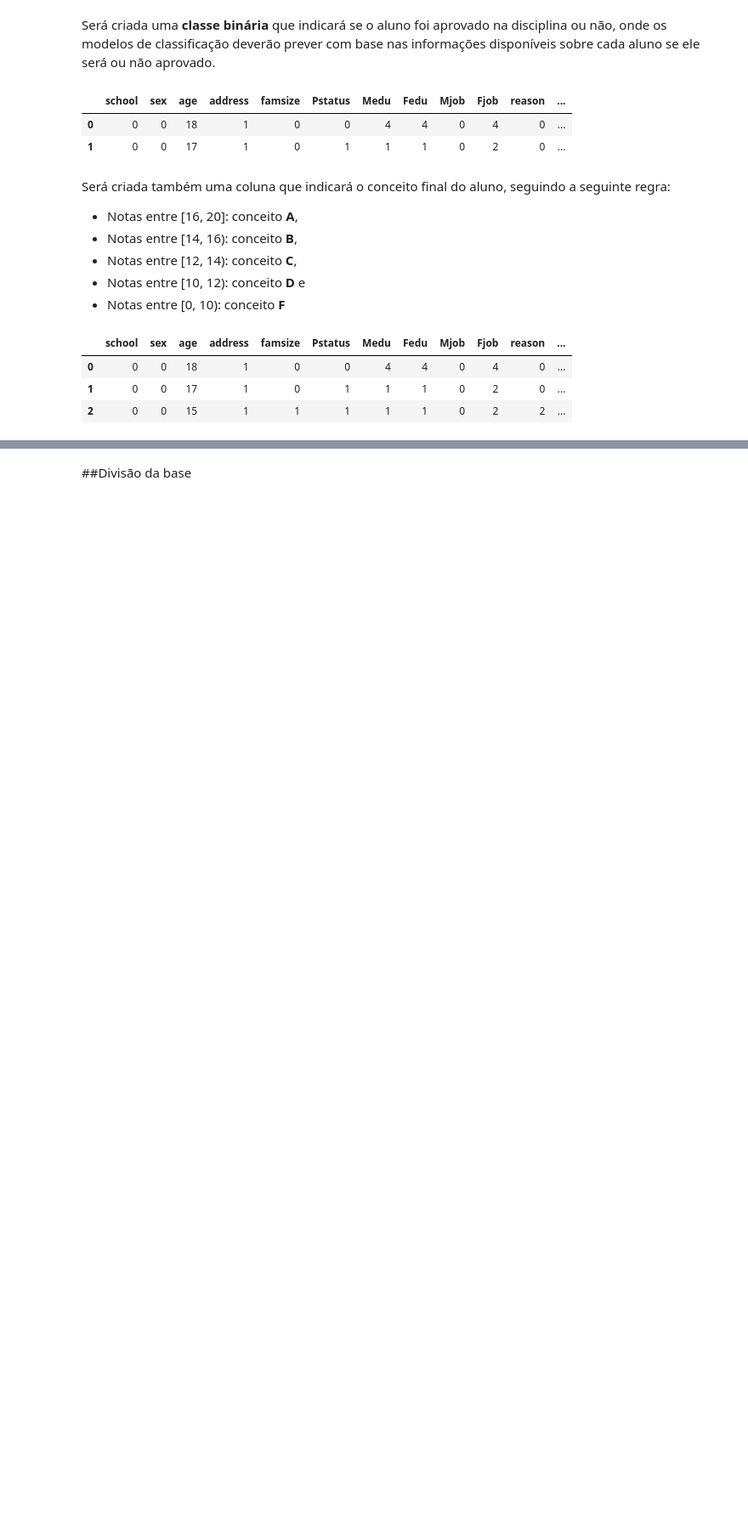
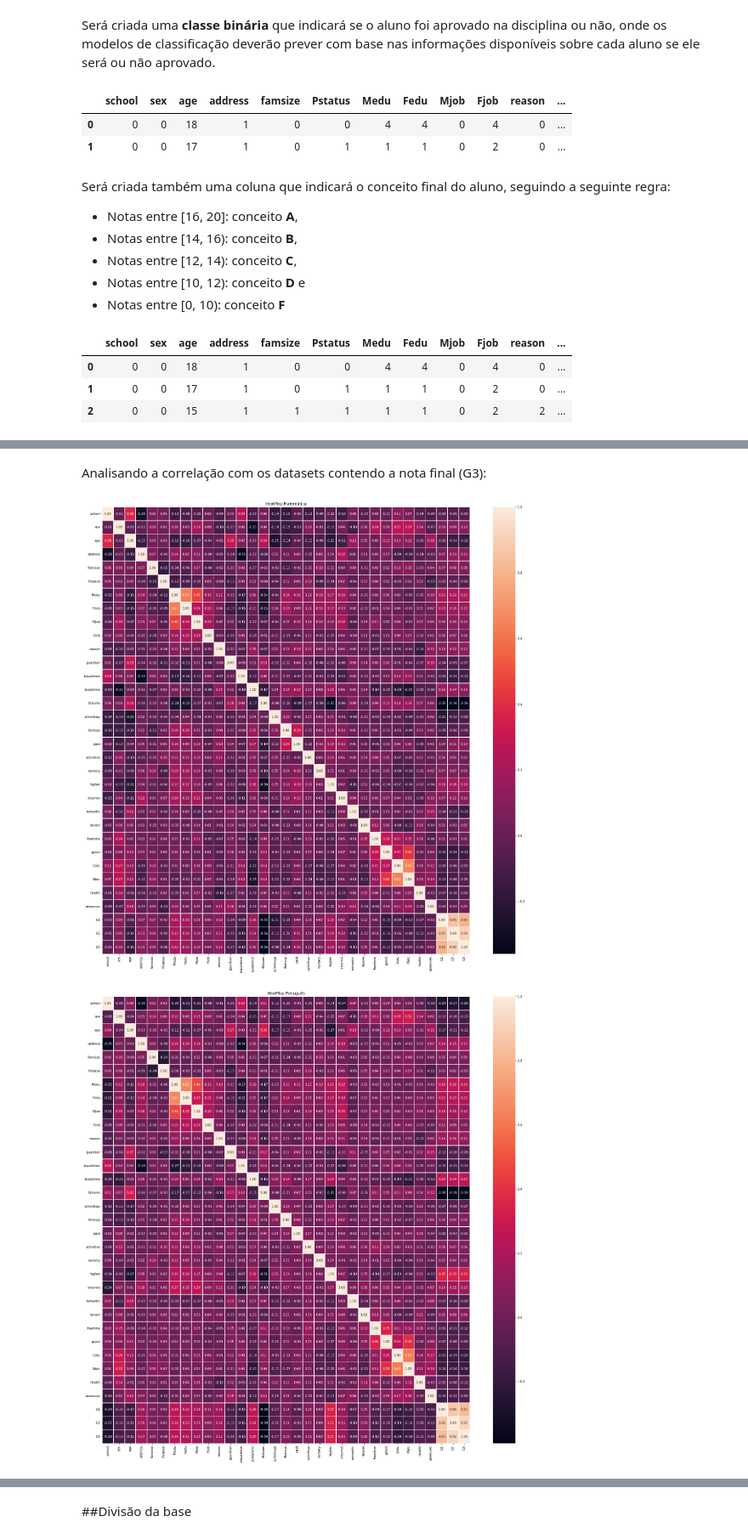
Before and after one commit to marcosflu/analise-dados-educacionais, a Jupyter notebook: Teste_análise_base_educacional.ipynb, the cells around one changed output, grey strips where cells are left out. Shown at 85% size. Saved outputs shown, nothing was run; the diff lists cells and outputs as text; code cells hidden in the pictures; blank space fills up the shorter version.

Commit message:
Criando matriz de correlação dos datasets pré-processados

```diff
--- a/Teste_análise_base_educacional.ipynb
+++ b/Teste_análise_base_educacional.ipynb
@@ -139,20 +131,24 @@ Será criada também uma coluna que indicará o conceito final do aluno, seguind
 - Notas entre [10, 12): conceito **D** e
 - Notas entre [0, 10): conceito **F**
 # %%
-dataset_mat_proc['conceito'] = ''
-dataset_mat_proc.loc[(dataset_mat_proc.G3 >= 0) & (dataset_mat_proc.G3 < 10), 'conceito'] = 'F'
-dataset_mat_proc.loc[(dataset_mat_proc.G3 >= 10) & (dataset_mat_proc.G3 < 12), 'conceito'] = 'D'
-dataset_mat_proc.loc[(dataset_mat_proc.G3 >= 12) & (dataset_mat_proc.G3 < 14), 'conceito'] = 'C'
-dataset_mat_proc.loc[(dataset_mat_proc.G3 >= 14) & (dataset_mat_proc.G3 < 16), 'conceito'] = 'B'
-dataset_mat_proc.loc[(dataset_mat_proc.G3 >= 16) & (dataset_mat_proc.G3 <= 20), 'conceito'] = 'A'
+dataset_mat_proc_conceito = dataset_mat_proc.copy()
+dataset_mat_proc_conceito['conceito'] = ''
+dataset_mat_proc_conceito.loc[(dataset_mat_proc_conceito.G3 >= 0) & (dataset_mat_proc_conceito.G3 < 10), 'conceito'] = 'F'
+dataset_mat_proc_conceito.loc[(dataset_mat_proc_conceito.G3 >= 10) & (dataset_mat_proc_conceito.G3 < 12), 'conceito'] = 'D'
+dataset_mat_proc_conceito.loc[(dataset_mat_proc_conceito.G3 >= 12) & (dataset_mat_proc_conceito.G3 < 14), 'conceito'] = 'C'
+dataset_mat_proc_conceito.loc[(dataset_mat_proc_conceito.G3 >= 14) & (dataset_mat_proc_conceito.G3 < 16), 'conceito'] = 'B'
+dataset_mat_proc_conceito.loc[(dataset_mat_proc_conceito.G3 >= 16) & (dataset_mat_proc_conceito.G3 <= 20), 'conceito'] = 'A'
+dataset_mat_proc_conceito.drop('G3', axis=1, inplace=True)
 
-dataset_port_proc['conceito'] = ''
-dataset_port_proc.loc[(dataset_port_proc.G3 >= 0) & (dataset_port_proc.G3 < 10), 'conceito'] = 'F'
-dataset_port_proc.loc[(dataset_port_proc.G3 >= 10) & (dataset_port_proc.G3 < 12), 'conceito'] = 'D'
-dataset_port_proc.loc[(dataset_port_proc.G3 >= 12) & (dataset_port_proc.G3 < 14), 'conceito'] = 'C'
-dataset_port_proc.loc[(dataset_port_proc.G3 >= 14) & (dataset_port_proc.G3 < 16), 'conceito'] = 'B'
-dataset_port_proc.loc[(dataset_port_proc.G3 >= 16) & (dataset_port_proc.G3 <= 20), 'conceito'] = 'A'
-dataset_port_proc.head(3)
+dataset_port_proc_conceito = dataset_port_proc.copy()
+dataset_port_proc_conceito['conceito'] = ''
+dataset_port_proc_conceito.loc[(dataset_port_proc_conceito.G3 >= 0) & (dataset_port_proc_conceito.G3 < 10), 'conceito'] = 'F'
+dataset_port_proc_conceito.loc[(dataset_port_proc_conceito.G3 >= 10) & (dataset_port_proc_conceito.G3 < 12), 'conceito'] = 'D'
+dataset_port_proc_conceito.loc[(dataset_port_proc_conceito.G3 >= 12) & (dataset_port_proc_conceito.G3 < 14), 'conceito'] = 'C'
+dataset_port_proc_conceito.loc[(dataset_port_proc_conceito.G3 >= 14) & (dataset_port_proc_conceito.G3 < 16), 'conceito'] = 'B'
+dataset_port_proc_conceito.loc[(dataset_port_proc_conceito.G3 >= 16) & (dataset_port_proc_conceito.G3 <= 20), 'conceito'] = 'A'
+dataset_port_proc_conceito.drop('G3', axis=1, inplace=True)
+dataset_port_proc_conceito.head(3)
 # %% [output]
 |  | school | sex | age | address | famsize | Pstatus | Medu | Fedu | Mjob | Fjob | reason | ... |
 | 0 | 0 | 0 | 18 | 1 | 0 | 0 | 4 | 4 | 0 | 4 | 0 | ... |
@@ -160,0 +166,16 @@ dataset_port_proc.head(3)
+# %%
+def plotCorrelationHeatMap(dataFrame, chartTitle):
+  correlation = dataFrame.corr(method='pearson') #pearson, kendall, spearman
+  plot.figure(figsize=(26, 26))
+  # sns.heatmap(correlation, cmap="Greens", annot=True)
+  sns.heatmap(correlation, annot=True, fmt=".2f", linewidths=.6)
+  plot.title(chartTitle)
+  plot.show()
+# %% [markdown]
+Analisando a correlação com os datasets contendo a nota final (G3):
+# %%
+plotCorrelationHeatMap(dataset_mat_proc, 'HeatMap Matemática')
+plotCorrelationHeatMap(dataset_port_proc, 'HeatMap Português')
+# %% [output]
+[figure, added]
+[figure, added]
```
Also changed, not shown: parts of 25 cells of this notebook.
